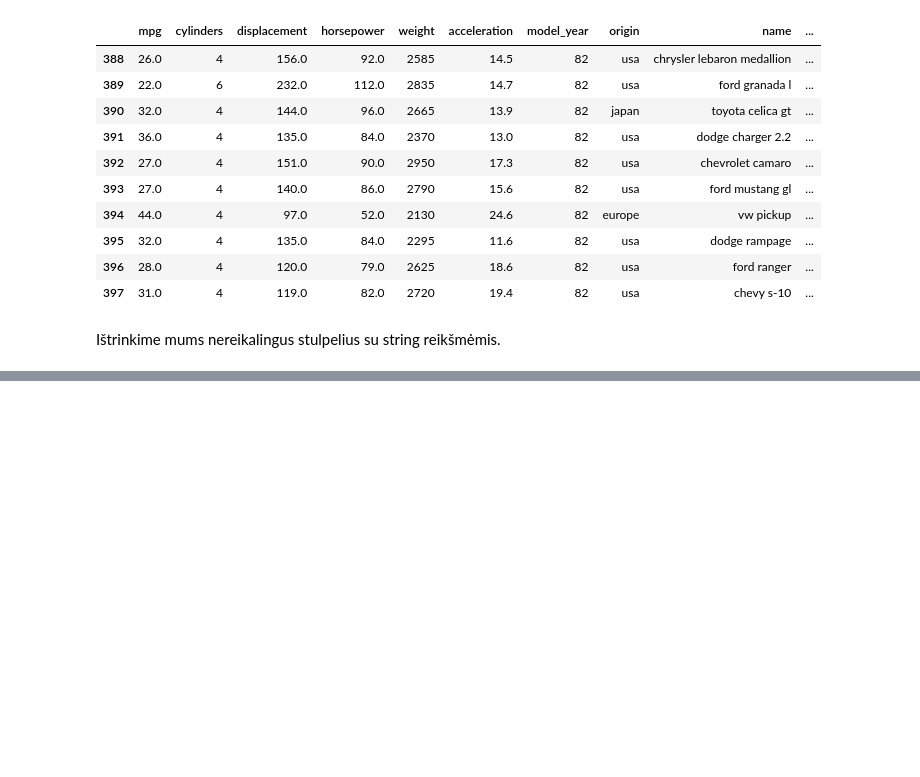
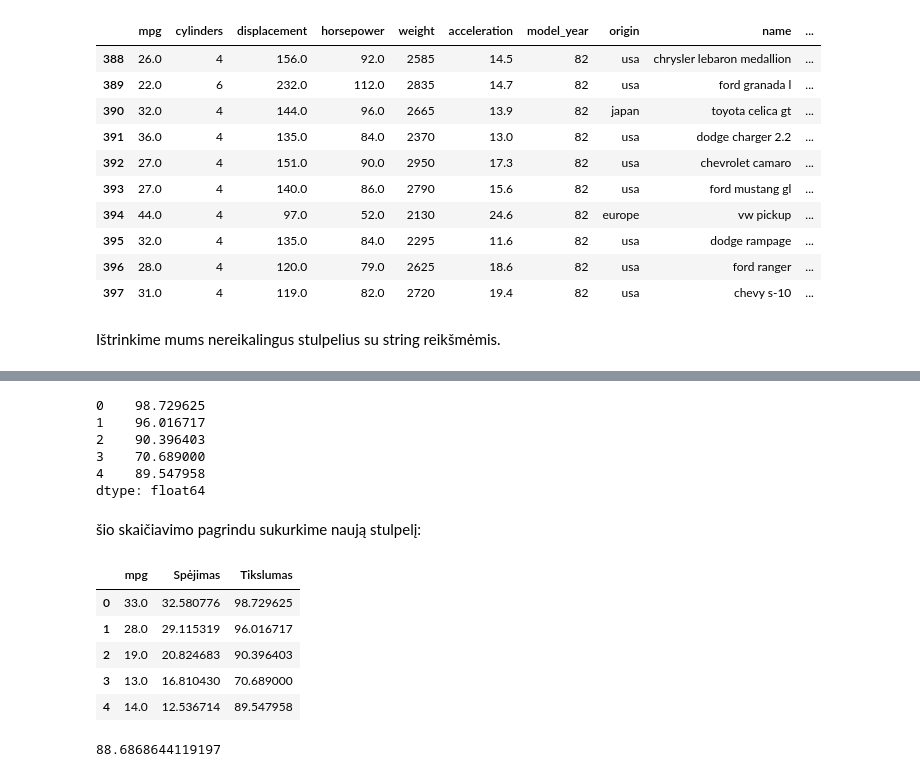
Before and after one commit to robotautas/kursas, a Jupyter notebook: Machine Learning/linear_regression.ipynb, the cells around one changed output, grey strips where cells are left out. Drawn from its saved outputs; the diff is of its cells as text; code cells hidden in the pictures; blank space fills up the shorter version.

```diff
--- a/Machine Learning/linear_regression.ipynb
+++ b/Machine Learning/linear_regression.ipynb
@@ -146,0 +228,2 @@ data.drop(['origin', 'name'], axis=1, inplace=True)
+# %%
+spejimai = pd.Series(data=pred, name='Spėjimas')
@@ -146,0 +232,2 @@ data.drop(['origin', 'name'], axis=1, inplace=True)
+# %%
+res = pd.concat([y_test.reset_index(), spejimai], axis=1)[['mpg', 'Spėjimas']]
@@ -146,0 +250,24 @@ data.drop(['origin', 'name'], axis=1, inplace=True)
+# %%
+100 - abs((res['Spėjimas']-res['mpg'])/res['mpg'] * 100).head()
+# %% [output]
+0    98.729625
+1    96.016717
+2    90.396403
+3    70.689000
+4    89.547958
+dtype: float64
+# %% [markdown]
+šio skaičiavimo pagrindu sukurkime naują stulpelį:
+# %%
+naujas_stulpelis = 100 - abs((res['Spėjimas']-res['mpg'])/res['mpg'] * 100)
+# %%
+res['Tikslumas'] = naujas_stulpelis
+# %%
+res.head()
+# %% [output]
+|  | mpg | Spėjimas | Tikslumas |
+| 0 | 33.0 | 32.580776 | 98.729625 |
+| 1 | 28.0 | 29.115319 | 96.016717 |
+| 2 | 19.0 | 20.824683 | 90.396403 |
+| 3 | 13.0 | 16.810430 | 70.689000 |
+| 4 | 14.0 | 12.536714 | 89.547958 |
@@ -146,0 +276,4 @@ data.drop(['origin', 'name'], axis=1, inplace=True)
+# %%
+modelio_tikslumas
+# %% [output]
+88.6868644119197
```
Also changed, not shown: parts of 24 cells of this notebook.
